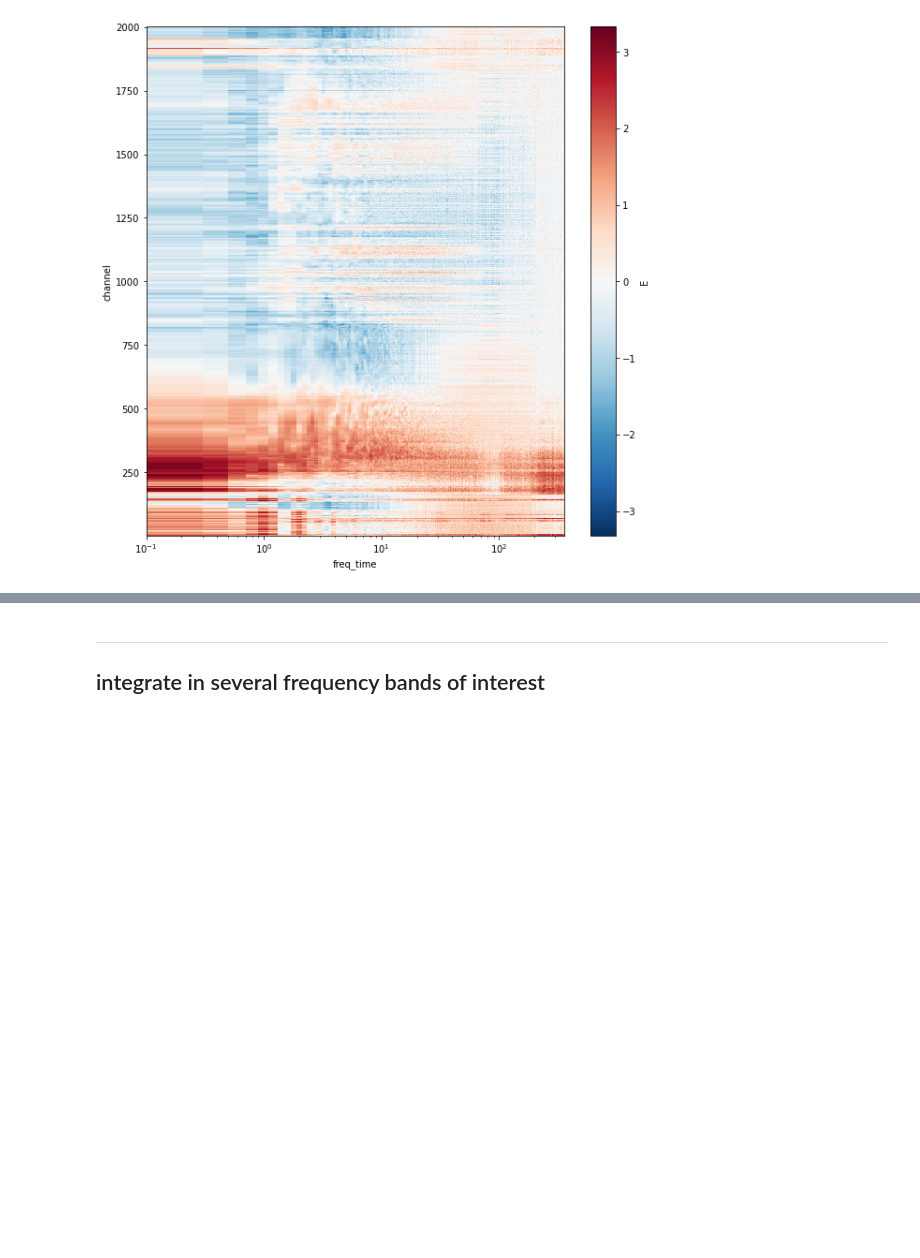
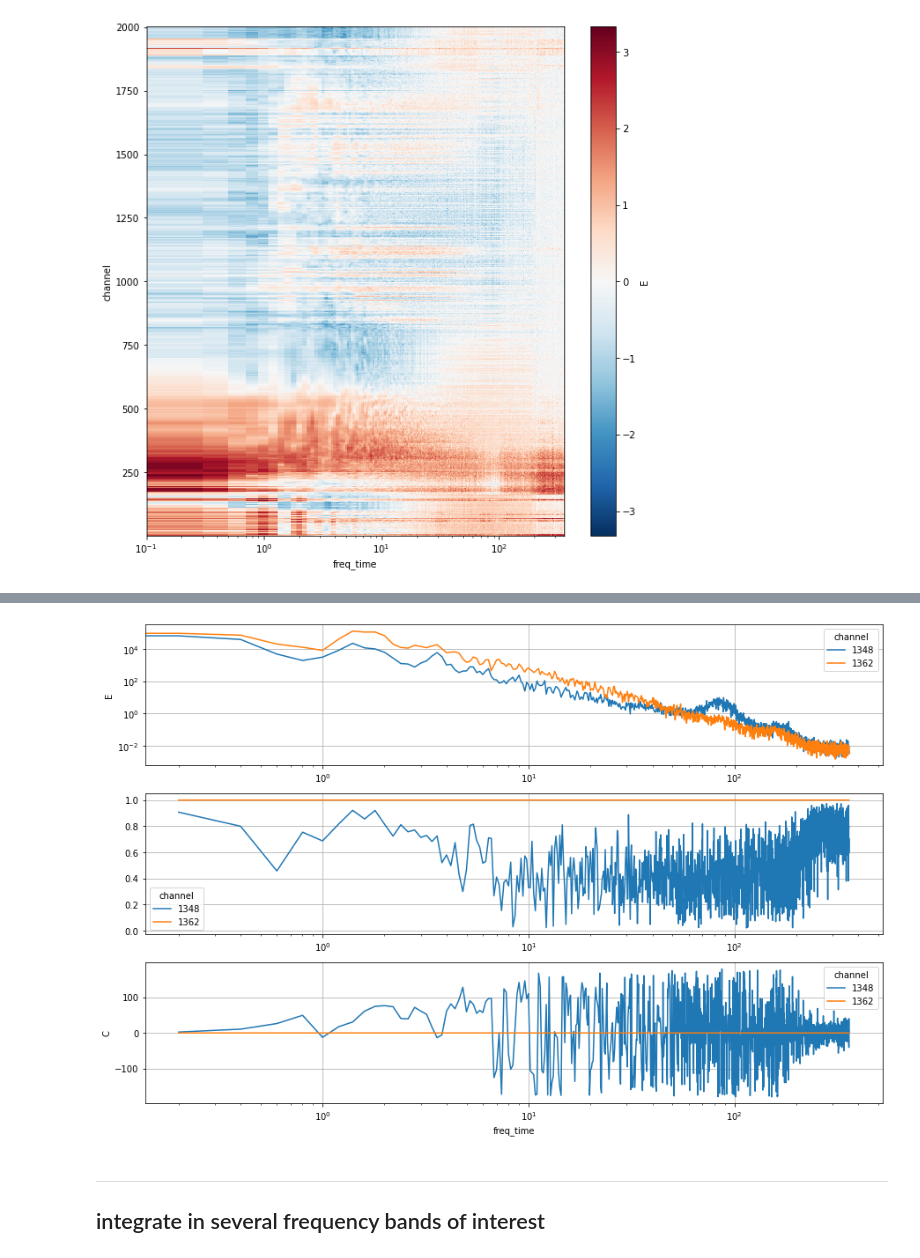
Before and after one commit to apatlpo/das_work, a Jupyter notebook: das/blurring.ipynb, the cells around one changed output, grey strips where cells are left out. Drawn from its saved outputs; the diff is of its cells as text; code cells hidden in the pictures; blank space fills up the shorter version.

```diff
--- a/das/blurring.ipynb
+++ b/das/blurring.ipynb
@@ -237,3 +241,34 @@ ax.set_xscale("log")
+# %%
+_C = C.where(C.freq_time>0, drop=True)
+#_C = _C.sel(channel=slice(1300,1400))
+_C = _C.sel(channel=[c0, c1])
+
+fig, axes = plt.subplots(3, 1, figsize=(15,10))
+
+ax = axes[0]
+_E = E.sel(channel=[c0, c1])
+_E.plot(ax=ax, x="freq_time", hue="channel")
+ax.set_xscale("log")
+ax.set_yscale("log")
+ax.grid()
+ax.set_xlabel("")
+
+ax = axes[1]
+_C2 = np.abs(_C)/np.sqrt(E*E.sel(channel=c_ref))
+_C2.plot(ax=ax, x="freq_time", hue="channel")
+ax.set_xscale("log")
+ax.grid()
+ax.set_xlabel("")
+
+ax = axes[2]
+_C2 = np.abs(_C)/np.sqrt(E*E.sel(channel=c_ref))
+_A = xr.apply_ufunc(np.angle, _C, dask="parallelized")*180/np.pi
+#_A = _A.where(_C2>0.8)
+_A.plot(ax=ax, x="freq_time", hue="channel")
+ax.set_xscale("log")
+ax.grid()
+# %% [output]
+[figure, added]
 # %% [markdown]
 ---
 
```
Also changed, not shown: parts of 6 cells of this notebook.
